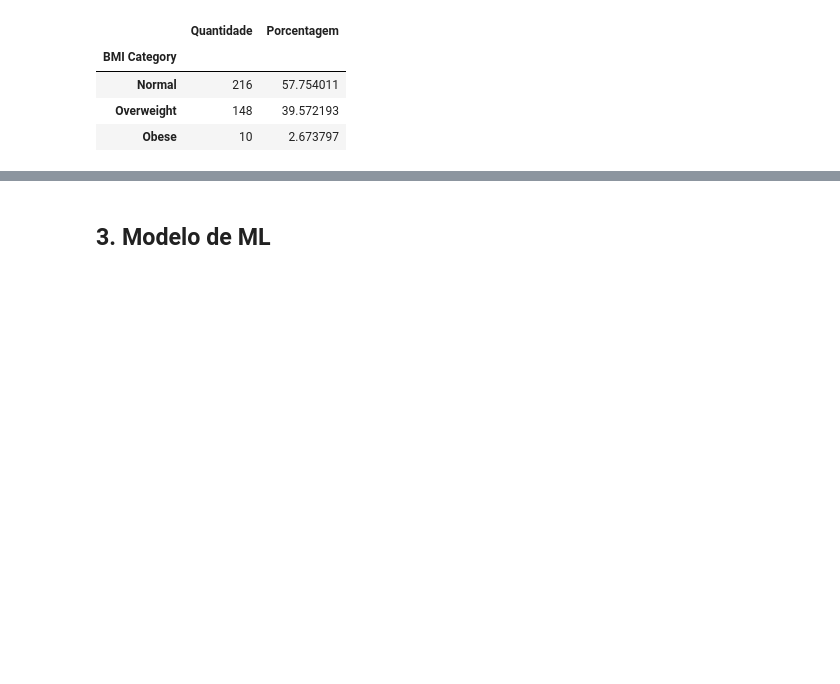
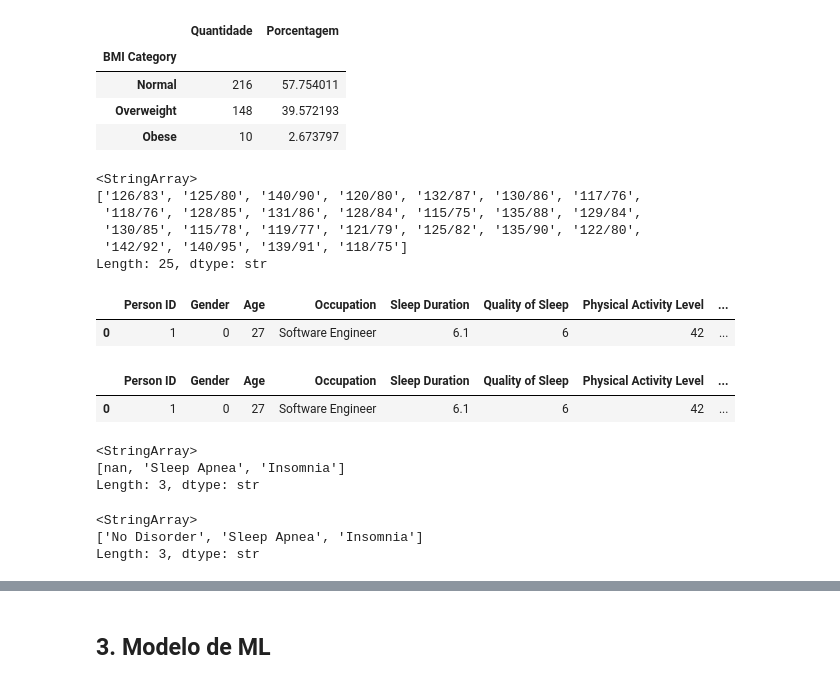
Before and after one commit to Squad-Nina-da-Hora/wmc-projeto-final-lifestyle, a Jupyter notebook: analise.ipynb, the cells around one changed output, grey strips where cells are left out. Cells and saved outputs as stored; diff of their text form; code cells hidden in the pictures; blank space fills up the shorter version.

Commit message:
calculando PAM e verificando ocorrencia de disturbios do sono

```diff
--- a/analise.ipynb
+++ b/analise.ipynb
@@ -299,3 +299,54 @@ bmi_distribution
 | Normal | 216 | 57.754011 |
 | Overweight | 148 | 39.572193 |
 | Obese | 10 | 2.673797 |
+# %%
+# Conhecendo os dados
+
+df['Blood Pressure'].unique()
+# %% [output]
+<StringArray>
+['126/83', '125/80', '140/90', '120/80', '132/87', '130/86', '117/76',
+ '118/76', '128/85', '131/86', '128/84', '115/75', '135/88', '129/84',
+ '130/85', '115/78', '119/77', '121/79', '125/82', '135/90', '122/80',
+ '142/92', '140/95', '139/91', '118/75']
+Length: 25, dtype: str
+# %%
+# Variável categórica: tratamento de pressão sanguínea
+
+# Extrai o valor de cada pressao como inteiro, armazenando em colunas separadas provisoriamente
+pressao = df['Blood Pressure'].str.split('/', expand=True).astype(int)
+
+# Cria as colunas das pressoes no df principal com os valores extraidos
+df['sistolica'] = pressao[0]
+df['diastolica'] = pressao[1]
+
+df.head(1)
+# %% [output]
+|  | Person ID | Gender | Age | Occupation | Sleep Duration | Quality of Sleep | Physical Activity Level | ... |
+| 0 | 1 | 0 | 27 | Software Engineer | 6.1 | 6 | 42 | ... |
+# %%
+# Cálculo da PAM (PAM = (PAS + 2 * PAD) / 3)
+
+df['pam'] = (df['sistolica'] + 2 * df['diastolica']) / 3
+
+df.head(1)
+# %% [output]
+|  | Person ID | Gender | Age | Occupation | Sleep Duration | Quality of Sleep | Physical Activity Level | ... |
+| 0 | 1 | 0 | 27 | Software Engineer | 6.1 | 6 | 42 | ... |
+# %%
+# Conhecendo os dados
+
+df['Sleep Disorder'].unique()
+# %% [output]
+<StringArray>
+[nan, 'Sleep Apnea', 'Insomnia']
+Length: 3, dtype: str
+# %%
+# Variável categórica: tratamento de nulos em distúrbio do sono
+
+df['Sleep Disorder'] = df['Sleep Disorder'].fillna('No Disorder')
+df['Sleep Disorder'].unique()
+# %% [output]
+<StringArray>
+['No Disorder', 'Sleep Apnea', 'Insomnia']
+Length: 3, dtype: str
```
Also changed, not shown: parts of 2 cells of this notebook.
